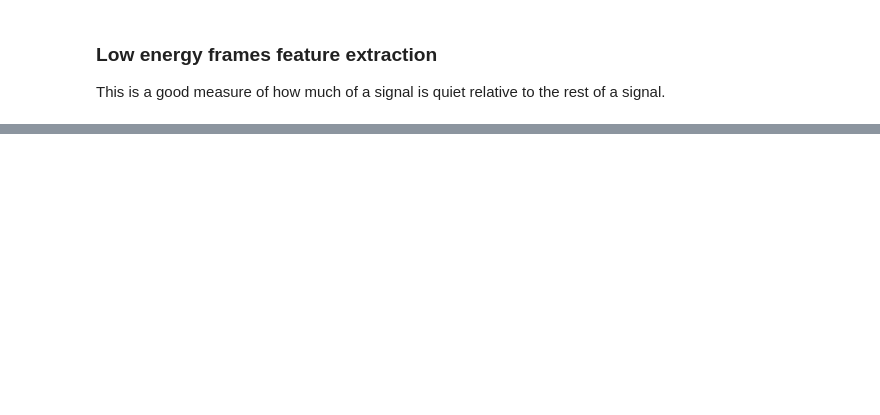
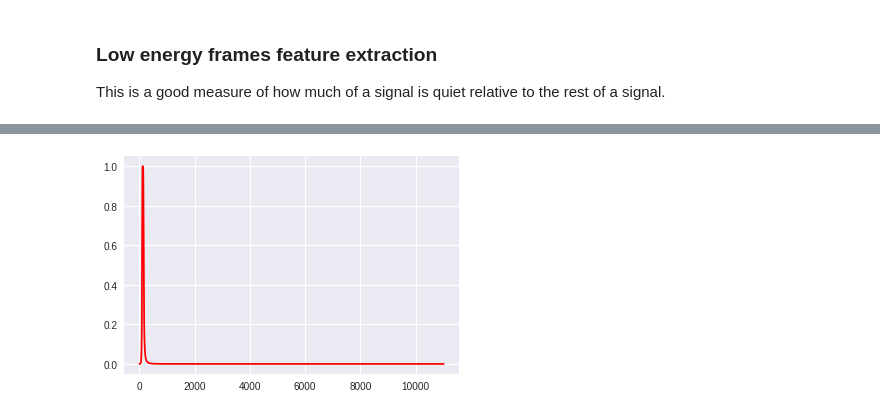
Before and after one commit to Claude47/speech_music_discrimination, a Jupyter notebook: feature_extraction.ipynb, the cells around one changed output, grey strips where cells are left out. Cells and saved outputs as stored; diff of their text form; code cells hidden in the pictures; blank space fills up the shorter version.

```diff
--- a/feature_extraction.ipynb
+++ b/feature_extraction.ipynb
@@ -191,0 +386,8 @@ print(percent2)
+# %%
+"""testing spectral centroid value"""
+file_path2 = "mssp1.wav"
+sound2 = sound(file_path2, from_drive=False)
+sc = spectral_centroid(sound2,1)
+sc2 = spectral_centroid2(sound2,2)
+print(sc)
+print(sc2)
@@ -191,0 +568,5 @@ print(percent2)
+# %%
+file_name = 'mssp4.wav'
+sanje_mssp4 = sound(file_name, from_drive=False)
+# %%
+sanje_mssp4_data = sanje_mssp4.raw_audio
@@ -191,0 +632,14 @@ print(percent2)
+# %%
+fs = float(sanje_mssp4.params['sample_rate'])
+lowcut, highcut = 100, 150
+# T = 5. # / (len(sanje_mssp4_data))
+plt.figure(1)
+plt.clf()
+colors = 'rbycm'
+for c, order in zip(colors, [3]):
+    b, a = butter_bandpass(lowcut, highcut, fs, order=order)
+    w, h = sc.signal.freqz(b, a, worN=2000)
+    plt.plot((fs * 0.5 / np.pi) * w, abs(h), '-'+c, label="order = %d" % order)
+y = butter_bandpass_filter(sanje_mssp4_data, lowcut, highcut, fs, order=3)
+# %% [output]
+[figure, added]
```
Also changed, not shown: parts of 36 cells of this notebook.
